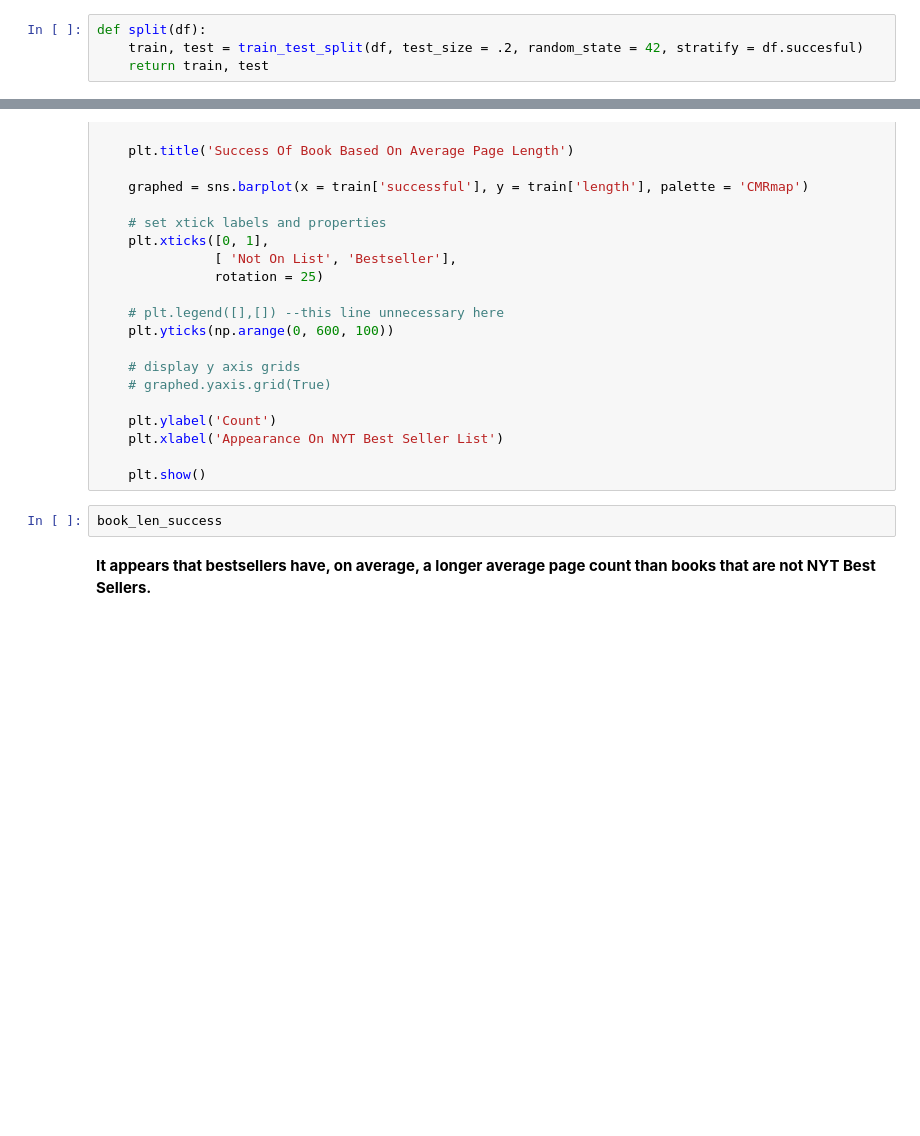
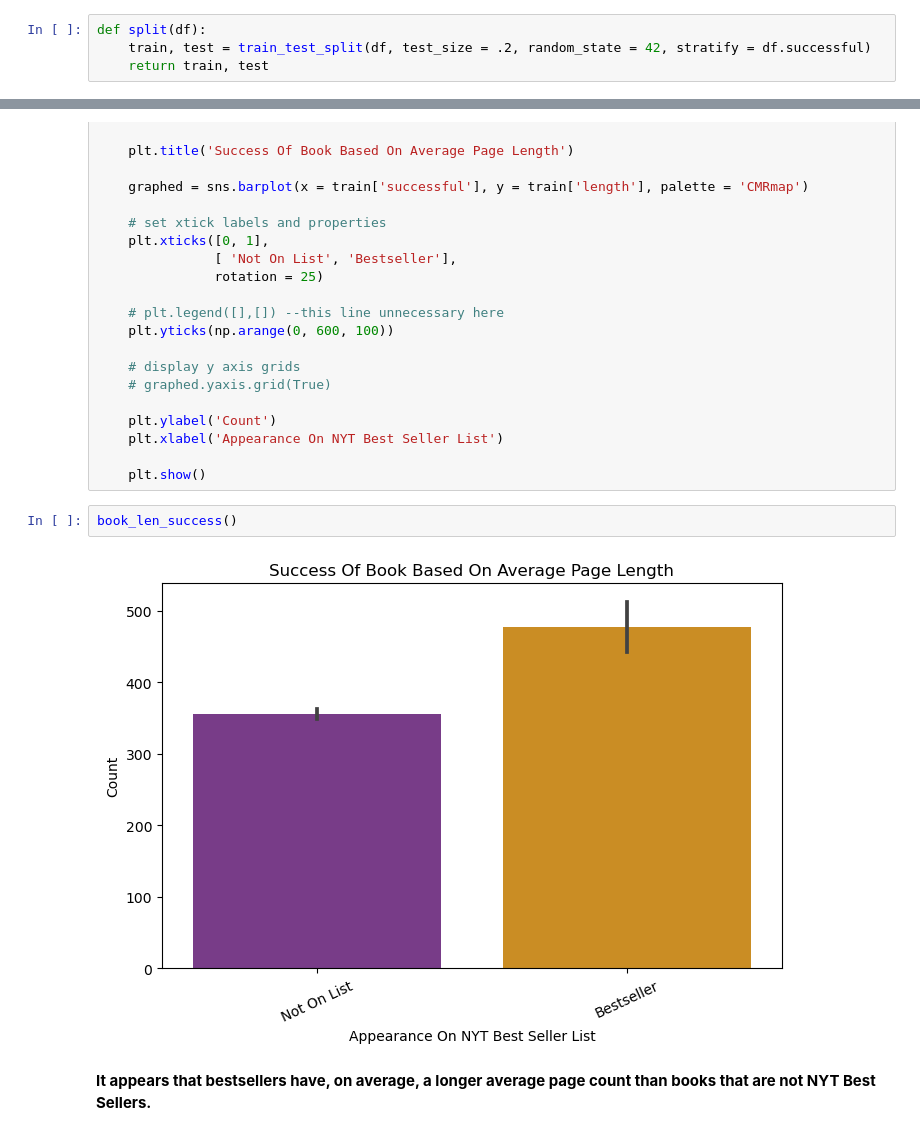
Before and after one commit to Booookkkkkssss/books_main, a Jupyter notebook: magdalena/prepare_explore.ipynb, the cells around one changed output, grey strips where cells are left out. Saved outputs shown, nothing was run; the diff lists cells and outputs as text; blank space fills up the shorter version.

```diff
--- a/magdalena/prepare_explore.ipynb
+++ b/magdalena/prepare_explore.ipynb
@@ -129,7 +116,7 @@ dtype: int64
 ## train—test split
 # %%
 def split(df):
-    train, test = train_test_split(df, test_size = .2, random_state = 42, stratify = df.succesful)
+    train, test = train_test_split(df, test_size = .2, random_state = 42, stratify = df.successful)
     return train, test
 # %% [markdown]
 **1 / True = successful (bestseller), 0 / False = not a bestseller**
@@ -312,7 +338,9 @@ def book_len_success():
 
     plt.show()
 # %%
-book_len_success
+book_len_success()
+# %% [output]
+[figure, added]
 # %% [markdown]
 **It appears that bestsellers have, on average, a longer average page count than books that are not NYT Best Sellers.**
 # %%
```
Also changed, not shown: parts of 74 cells of this notebook.
